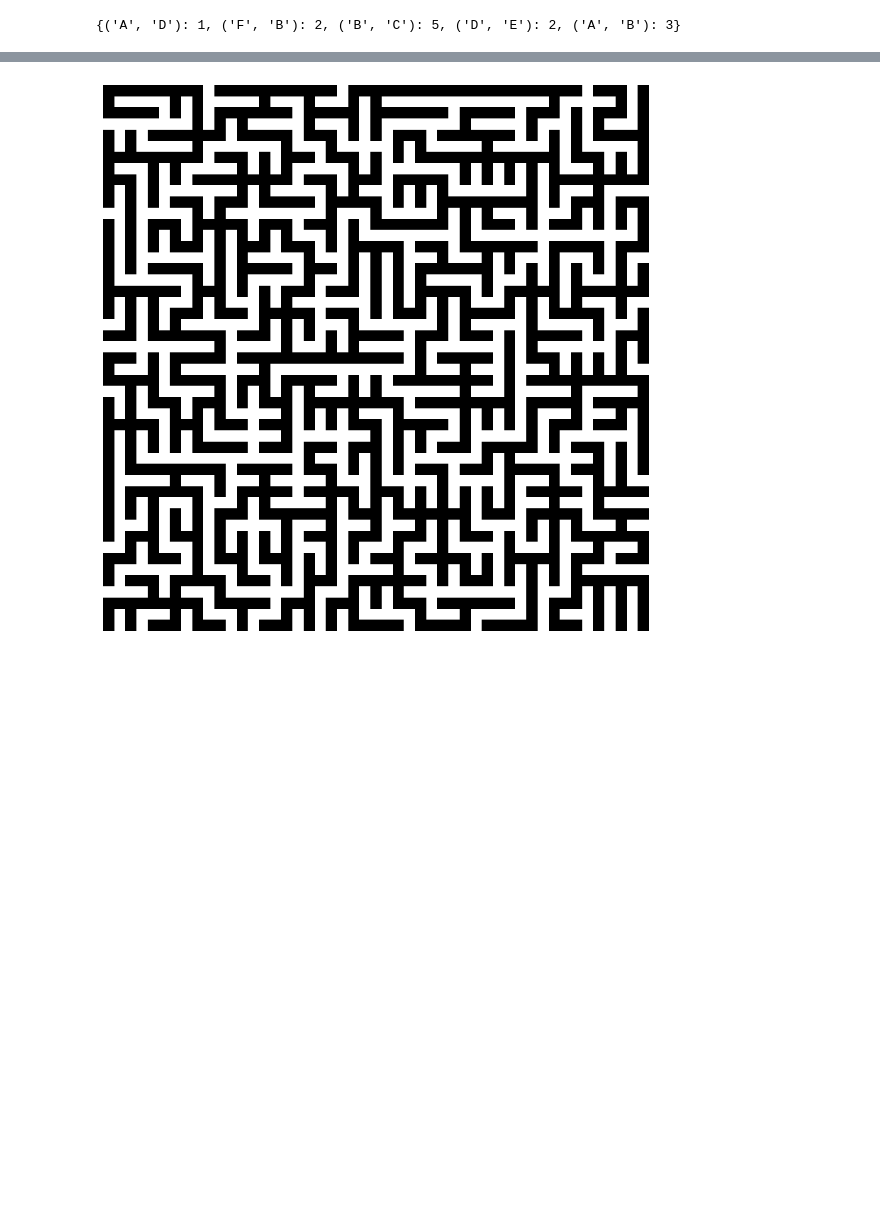
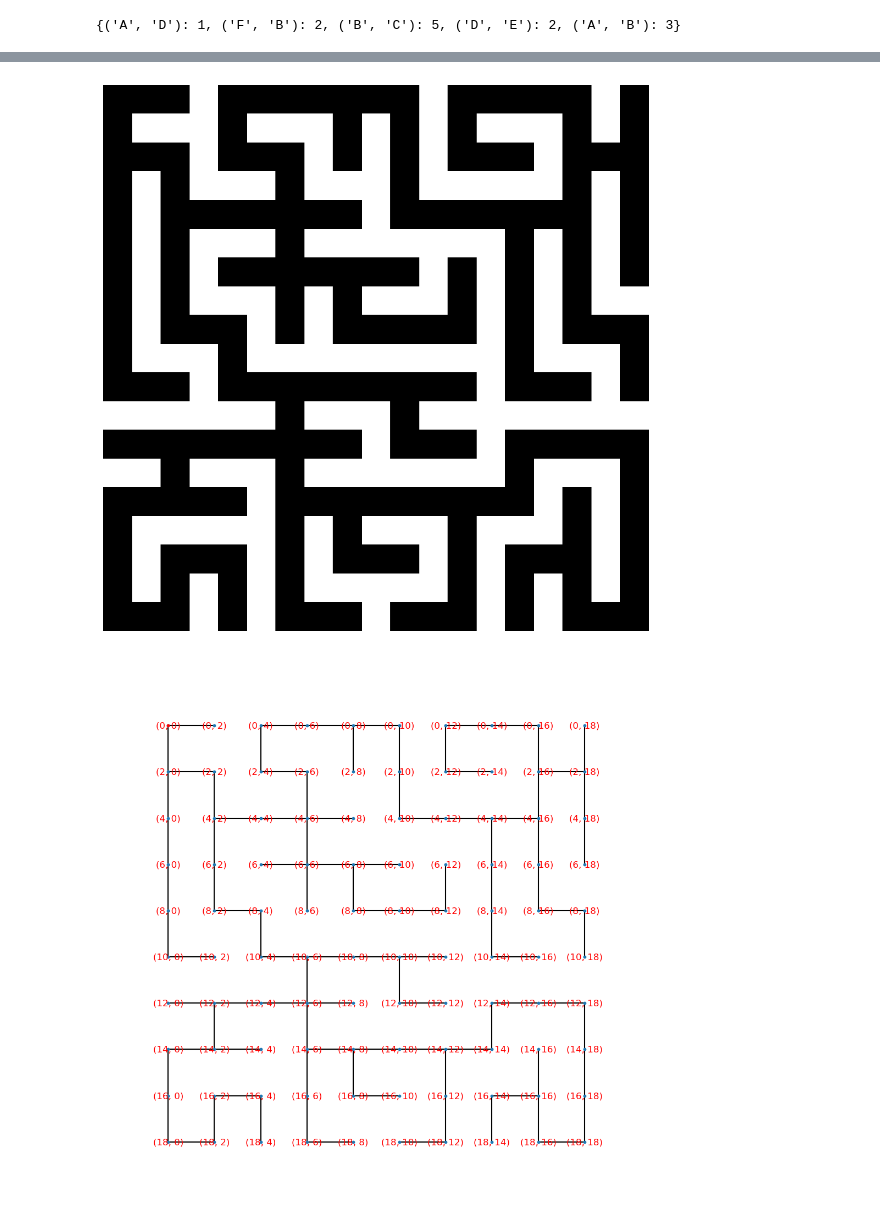
Before and after one commit to jamescalnan/Algorithms-that-Changed-the-World-CA, a Jupyter notebook: Boruvkas Algorithm.ipynb, the cells around one changed output, grey strips where cells are left out. Saved outputs shown, nothing was run; the diff lists cells and outputs as text; code cells hidden in the pictures; blank space fills up the shorter version.

Commit message:
added tree view and edge weights

```diff
--- a/Boruvkas Algorithm.ipynb
+++ b/Boruvkas Algorithm.ipynb
@@ -150,7 +153,7 @@ def generate_random_connected_graph(n, m):
 
     return nodes, edges
 
-nodes, edges = generate_random_connected_graph(10, 15)
+nodes, edges = generate_random_connected_graph(10, 20)
 # %%
 
 def print_edges_table(edges):
@@ -251,7 +255,7 @@ def plot_maze(maze):
     plt.show()
 
 
-size = 50
+size = 20
 nodes = []
 
 for i in range(0, size, 2):
@@ -263,10 +267,10 @@ for i in range(0, size, 2):
 edges = {}
 
 # get min and max x and y values
-min_x = min([x[0] for x in nodes])
-max_x = max([x[0] for x in nodes])
-min_y = min([x[1] for x in nodes])
-max_y = max([x[1] for x in nodes])
+min_x = 0
+max_x = size - 2
+min_y = 0
+max_y = size - 2
 
 for node in nodes:
     x = node[0]
@@ -325,9 +397,34 @@ def convert_to_np(nodes, mst, path=None):
+# %%
+def print_maze_nx(edges):
+    G = nx.Graph()
+
+    # Adding weighted edges to the graph
+    for (src, dst), weight in edges.items():
+        G.add_edge(src, dst, weight=weight)
+
+    # Use the actual grid coordinates for positioning
+    pos = {node: (node[1], -node[0]) for node in G.nodes()}  # Flip y-axis for visual alignment
+
+    # Draw the graph using the grid positions
+    plt.figure(figsize=(10, 10))  # Adjust the figure size as needed
+    nx.draw(G, pos, node_size=10, with_labels=True, font_size=12, width=1.5, font_color='red')
+
+    # Show edge weights
+    edge_labels = {(src, dst): G[src][dst]['weight'] for src, dst in G.edges()}
+    # nx.draw_networkx_edge_labels(G, pos, edge_labels=edge_labels, font_size=6)
+    nx.draw_networkx_nodes(G, pos, nodelist=[root_node], node_size=10, node_color='red')
+
+    # Set margins to prevent clipping of node labels and display the plot
+    plt.margins(0.1)
+    plt.show()
 # %%
 np_maze = convert_to_np(nodes, maze)
 
 plot_maze(np_maze)
+print_maze_nx(maze)
 # %% [output]
-[figure, old version]
+[figure, new version]
+[figure, added]
 # %%
 print(np_maze)
 # %% [output]
```
Also changed, not shown: parts of 10 cells of this notebook, 2 other files.
